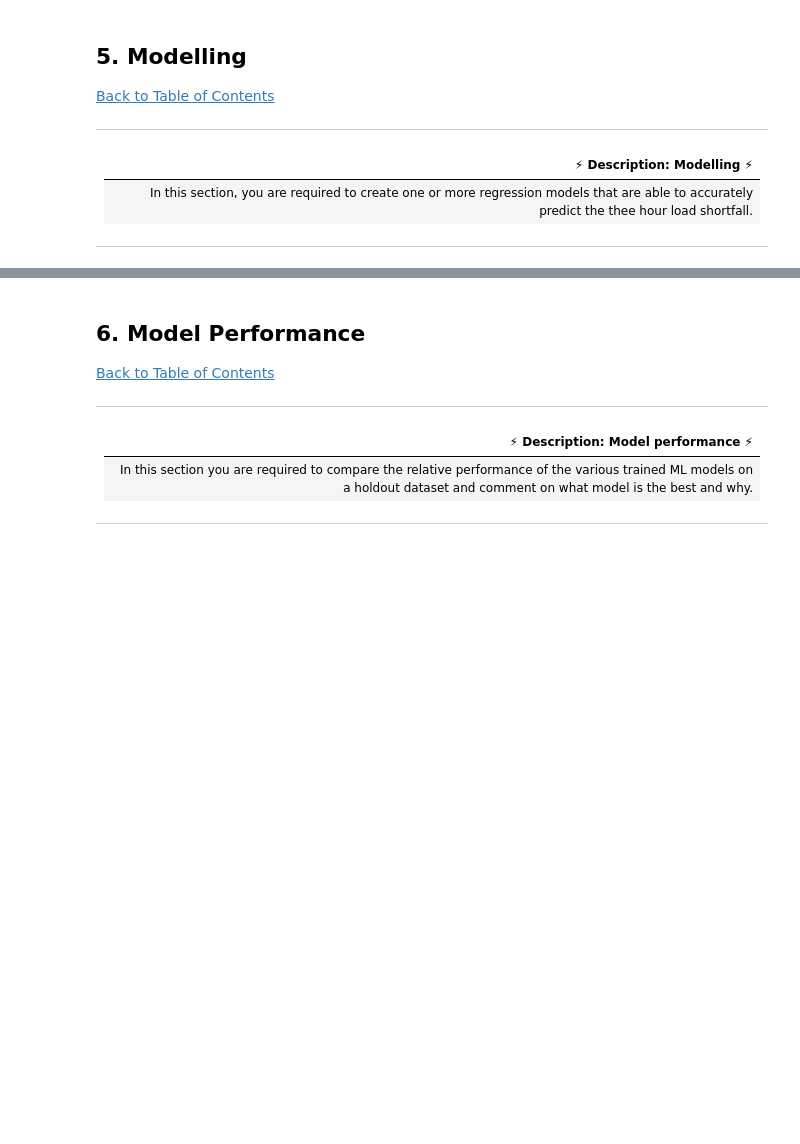
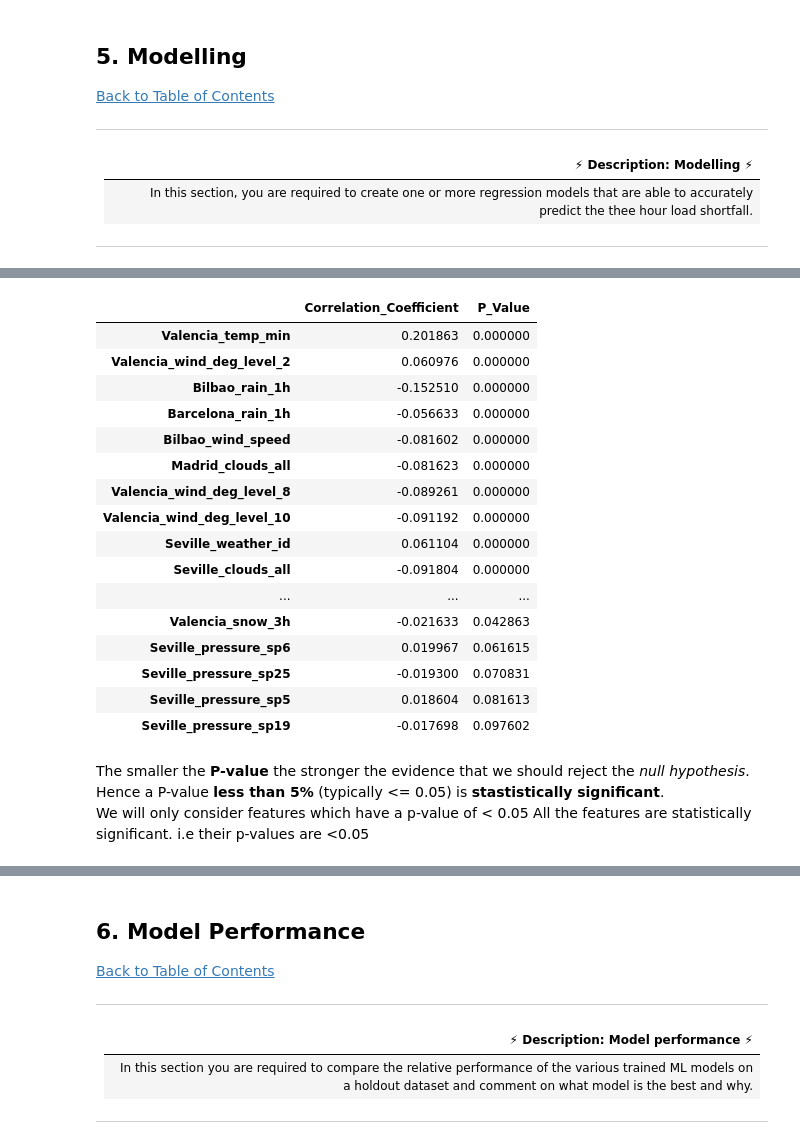
Before and after one commit to KenCBonyo/2110ACDS_ND5, a Jupyter notebook: 2110ACDS_ND5_v0.3.ipynb, the cells around one changed output, grey strips where cells are left out. Cells and saved outputs as stored; diff of their text form; code cells hidden in the pictures; blank space fills up the shorter version.

```diff
--- a/2110ACDS_ND5_v0.3.ipynb
+++ b/2110ACDS_ND5_v0.3.ipynb
@@ -507,0 +613,38 @@ Text(0.5, 1.0, 'Correlation Heatmap')
+# %%
+#calculate the correlation between predictor variables and the response variable
+corrs = train_copy_df.corr()['load_shortfall_3h'].sort_values(ascending=False)
+
+#Build a dictionary of correlation coefficients and p-values
+corr_p_dict = {}
+
+column_titles = [col for col in corrs.index if col!='load_shortfall_3h']
+for col in column_titles:
+    p_val = round(pearsonr(train_copy_df[col], train_copy_df['load_shortfall_3h'])[1],6)
+    corr_p_dict[col] = {'Correlation_Coefficient':corrs[col],
+                    'P_Value':p_val}
+
+#create a new dataframe to store the correlation coefficients and p-values for reference
+corr_p_df = pd.DataFrame(corr_p_dict).T
+corr_p_df_sorted = corr_p_df.sort_values('P_Value')
+corr_p_df_sorted[corr_p_df_sorted['P_Value']<0.1]
+# %% [output]
+|  | Correlation_Coefficient | P_Value |
+| Valencia_temp_min | 0.201863 | 0.000000 |
+| Valencia_wind_deg_level_2 | 0.060976 | 0.000000 |
+| Bilbao_rain_1h | -0.152510 | 0.000000 |
+| Barcelona_rain_1h | -0.056633 | 0.000000 |
+| Bilbao_wind_speed | -0.081602 | 0.000000 |
+| Madrid_clouds_all | -0.081623 | 0.000000 |
+| Valencia_wind_deg_level_8 | -0.089261 | 0.000000 |
+| Valencia_wind_deg_level_10 | -0.091192 | 0.000000 |
+| Seville_weather_id | 0.061104 | 0.000000 |
+| Seville_clouds_all | -0.091804 | 0.000000 |
+| ... | ... | ... |
+| Valencia_snow_3h | -0.021633 | 0.042863 |
+| Seville_pressure_sp6 | 0.019967 | 0.061615 |
+| Seville_pressure_sp25 | -0.019300 | 0.070831 |
+| Seville_pressure_sp5 | 0.018604 | 0.081613 |
+| Seville_pressure_sp19 | -0.017698 | 0.097602 |
+# %% [markdown]
+The smaller the **P-value** the stronger the evidence that we should reject the *null hypothesis*. Hence a P-value **less than 5%** (typically <= 0.05) is **stastistically significant**. <br/>
+We will only consider features which have a p-value of < 0.05 All the features are statistically significant. i.e their p-values are <0.05
```
Also changed, not shown: parts of 50 cells of this notebook.
